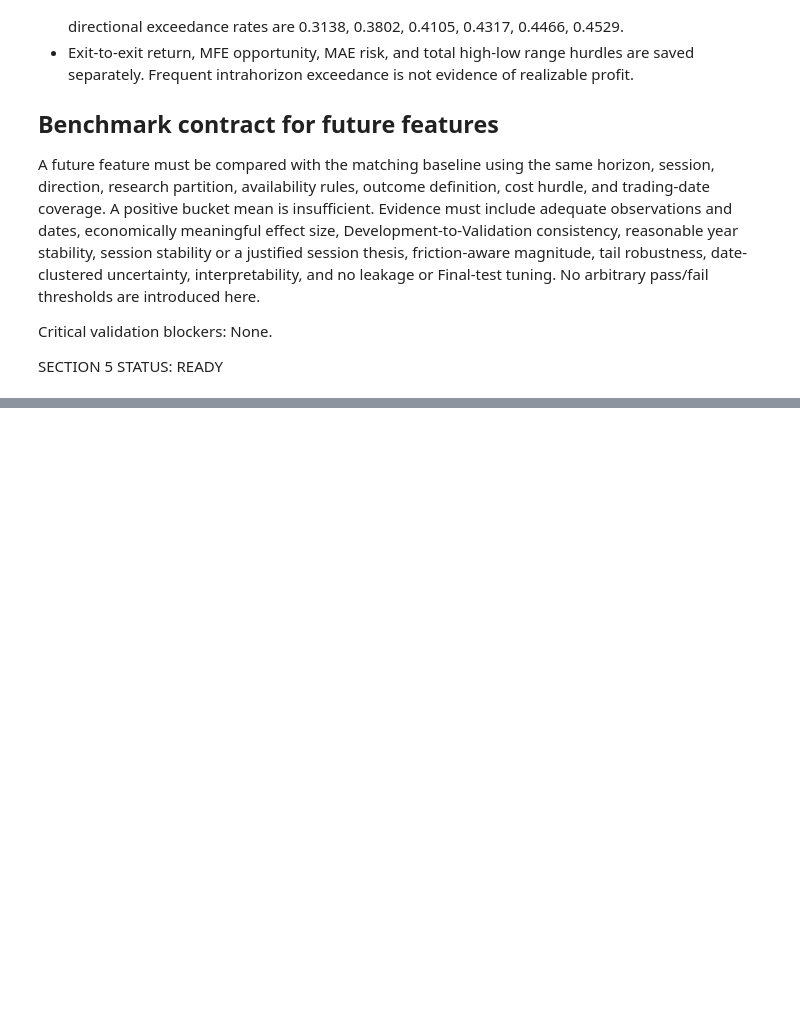
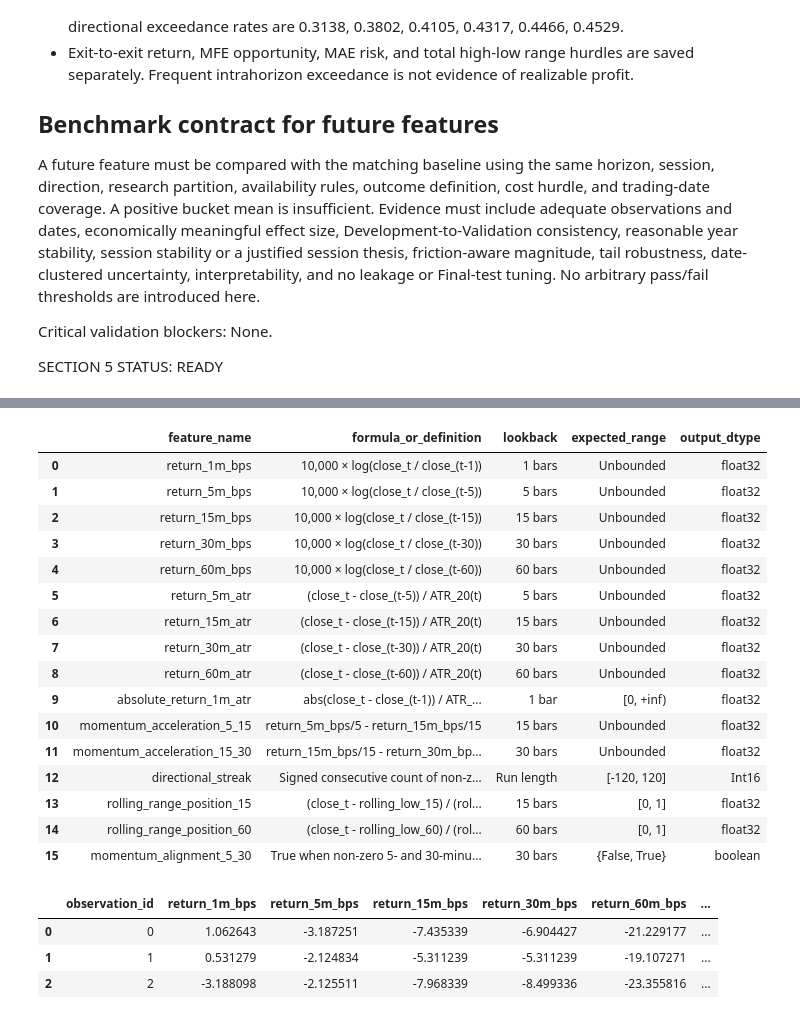
Before and after one commit to Abond1234/GC-1m-OHLCV-QUANTITATIVE-ANALYSIS, a Jupyter notebook: notebooks/exploration/statistical_feature_research.ipynb, the cells around one changed output, grey strips where cells are left out. Cells and saved outputs as stored; diff of their text form; code cells hidden in the pictures; blank space fills up the shorter version.

```diff
--- a/notebooks/exploration/statistical_feature_research.ipynb
+++ b/notebooks/exploration/statistical_feature_research.ipynb
@@ -2483,0 +2616,27 @@ SECTION 5 STATUS: READY
+# %%
+# Section 4/5 outcomes remain saved artifacts but are removed from the live Section 6
+# namespace. Only the key/metadata eligible frame is passed to feature construction.
+for large_label_name in (
+    "forward_labels_gc", "reloaded_forward_labels_gc", "gc_path_source",
+    "saved_forward_arrow", "reloaded_forward_arrow",
+):
+    globals().pop(large_label_name, None)
+
+section_6_raw_columns = [name for name in FEATURE_SOURCE_COLUMNS if name != "source_row_id"]
+assert not any(
+    token in column.lower()
+    for column in section_6_raw_columns
+    for token in SECTION_6_FORBIDDEN_TOKENS
+)
+gc_feature_source = research_bars.loc[gc_source_mask, section_6_raw_columns].copy()
+gc_feature_source.insert(0, "source_row_id", pd.array(gc_source_row_ids, dtype="int64[pyarrow]"))
+assert tuple(gc_feature_source.columns) == FEATURE_SOURCE_COLUMNS
+assert len(gc_feature_source) == 1_759_671
+assert gc_feature_source["source_row_id"].is_unique
+assert gc_feature_source["source_row_id"].is_monotonic_increasing
+
+feature_build_result = build_feature_matrix(gc_feature_source, eligible_observations_gc)
+feature_matrix_gc = feature_build_result.matrix
+feature_reference_parameters_gc = feature_build_result.reference_parameters
+display(feature_build_result.build_timings)
+display(feature_build_result.construction_audit)
@@ -2483,0 +2678,29 @@ SECTION 5 STATUS: READY
+# %%
+price_registry = feature_registry_gc.loc[
+    feature_registry_gc["family"].astype(str).eq("price_return_momentum"),
+    ["feature_name", "formula_or_definition", "lookback", "expected_range", "output_dtype"],
+]
+display(price_registry)
+display(feature_matrix_gc[["observation_id", *price_registry["feature_name"].head(6)]].head(3))
+# %% [output]
+|  | feature_name | formula_or_definition | lookback | expected_range | output_dtype |
+| 0 | return_1m_bps | 10,000 × log(close_t / close_(t-1)) | 1 bars | Unbounded | float32 |
+| 1 | return_5m_bps | 10,000 × log(close_t / close_(t-5)) | 5 bars | Unbounded | float32 |
+| 2 | return_15m_bps | 10,000 × log(close_t / close_(t-15)) | 15 bars | Unbounded | float32 |
+| 3 | return_30m_bps | 10,000 × log(close_t / close_(t-30)) | 30 bars | Unbounded | float32 |
+| 4 | return_60m_bps | 10,000 × log(close_t / close_(t-60)) | 60 bars | Unbounded | float32 |
+| 5 | return_5m_atr | (close_t - close_(t-5)) / ATR_20(t) | 5 bars | Unbounded | float32 |
+| 6 | return_15m_atr | (close_t - close_(t-15)) / ATR_20(t) | 15 bars | Unbounded | float32 |
+| 7 | return_30m_atr | (close_t - close_(t-30)) / ATR_20(t) | 30 bars | Unbounded | float32 |
+| 8 | return_60m_atr | (close_t - close_(t-60)) / ATR_20(t) | 60 bars | Unbounded | float32 |
+| 9 | absolute_return_1m_atr | abs(close_t - close_(t-1)) / ATR_... | 1 bar | [0, +inf) | float32 |
+| 10 | momentum_acceleration_5_15 | return_5m_bps/5 - return_15m_bps/15 | 15 bars | Unbounded | float32 |
+| 11 | momentum_acceleration_15_30 | return_15m_bps/15 - return_30m_bp... | 30 bars | Unbounded | float32 |
+| 12 | directional_streak | Signed consecutive count of non-z... | Run length | [-120, 120] | Int16 |
+| 13 | rolling_range_position_15 | (close_t - rolling_low_15) / (rol... | 15 bars | [0, 1] | float32 |
+| 14 | rolling_range_position_60 | (close_t - rolling_low_60) / (rol... | 60 bars | [0, 1] | float32 |
+| 15 | momentum_alignment_5_30 | True when non-zero 5- and 30-minu... | 30 bars | {False, True} | boolean |
+|  | observation_id | return_1m_bps | return_5m_bps | return_15m_bps | return_30m_bps | return_60m_bps | ... |
+| 0 | 0 | 1.062643 | -3.187251 | -7.435339 | -6.904427 | -21.229177 | ... |
+| 1 | 1 | 0.531279 | -2.124834 | -5.311239 | -5.311239 | -19.107271 | ... |
+| 2 | 2 | -3.188098 | -2.125511 | -7.968339 | -8.499336 | -23.355816 | ... |
```
Also changed, not shown: parts of 30 cells of this notebook, 8 other files.
